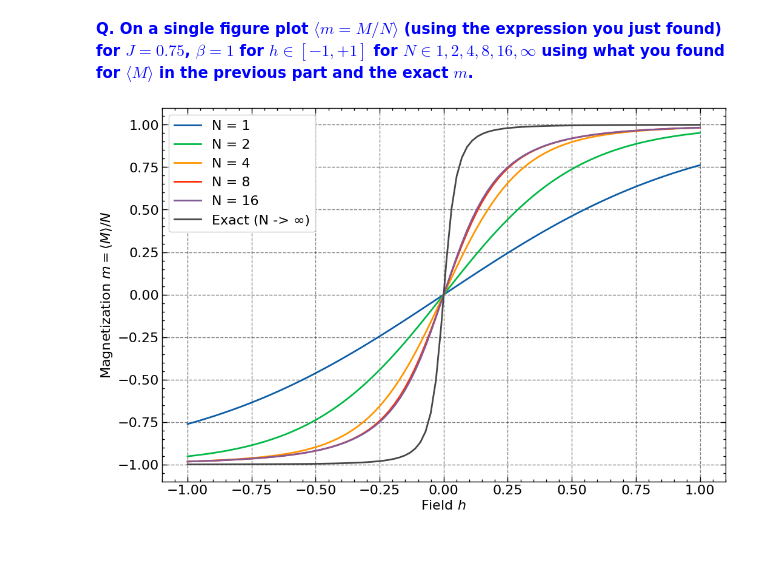
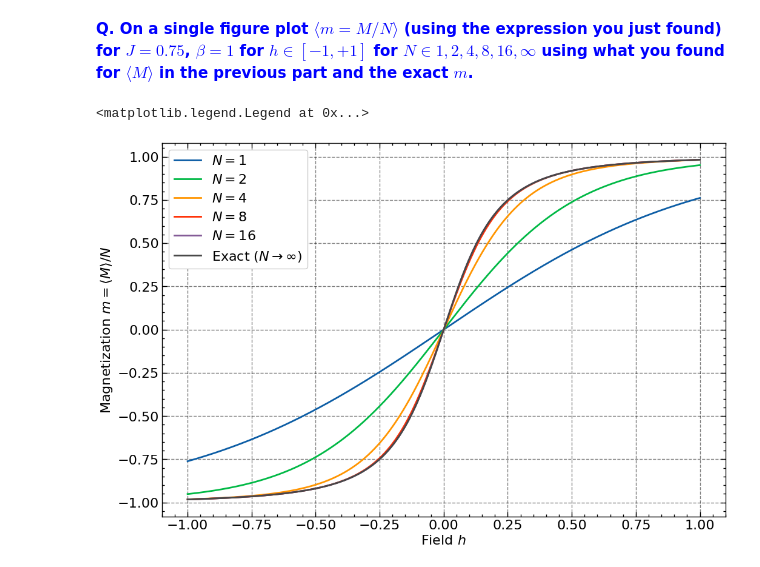
Before and after one commit to lennartvrg/ComputationalPhysics, a Jupyter notebook: 4 - The Ising Model in 1D/Notebook.ipynb, the cells around one changed output. Cells and saved outputs as stored; diff of their text form; code cells hidden in the pictures.

```diff
--- a/4 - The Ising Model in 1D/Notebook.ipynb
+++ b/4 - The Ising Model in 1D/Notebook.ipynb
@@ -67,48 +80,42 @@ Putting it back into the first expression and using our $2$ dimensionless parame
 # %% [markdown]
 <font color='blue'>**Q. On a single figure plot $\langle  m = M/N\rangle$ (using the expression you just found) for $J = 0.75$, $\beta = 1$ for $h \in [−1, +1]$ for $N \in {1, 2, 4, 8, 16, \infty}$ using what you found for $\langle M \rangle$ in the previous part and the exact $m$.**</font>
 # %%
-def exact_m(h, T, J):
-    return np.sinh(h/T) / np.sqrt((np.sinh(h/T))**2 + np.exp(-4*J/T))
+def exact_m(alpha, gamma):
+    return np.sinh(gamma) / np.sqrt(np.sinh(gamma)**2 + np.exp(-4 * alpha))
 
-def lambda_plus(h, J, T):
-    return np.exp(J / T) * (np.cosh(h / T) + np.sqrt(np.sinh(h / T)**2 + np.exp(-4 * J / T)))
+def lambda_plus(alpha, gamma):
+    return np.exp(alpha) * (np.cosh(gamma) + np.sqrt(np.sinh(gamma)**2 + np.exp(-4 * alpha)))
 
-def lambda_minus(h, J, T):
-    return np.exp(J / T) * (np.cosh(h / T) -np.sqrt(np.sinh(h / T)**2 + np.exp(-4 * J / T)))
+def lambda_minus(alpha, gamma):
+    return np.exp(alpha) * (np.cosh(gamma) - np.sqrt(np.sinh(gamma)**2 + np.exp(-4 * alpha)))
 
-def del_lambda_plus(h, J, T):
-    sinhTerm=np.sinh(h/T)
-    coshTerm=np.cosh(h/T)
-    return np.exp(J/T) * (sinhTerm / T + (1 / T * sinhTerm * coshTerm / np.sqrt(sinhTerm**2 + np.exp(-4 * J / T))))
+def del_lambda_plus(alpha, gamma):
+    return np.exp(alpha) * (np.sinh(gamma) + np.sinh(2 * gamma) / (2 * np.sqrt(np.sinh(gamma)**2 + np.exp(-4 * alpha))))
 
-def del_lambda_minus(h, J, T):
-    sinhTerm=np.sinh(h/T)
-    coshTerm=np.cosh(h/T)
-    return np.exp(J/T)*(sinhTerm/T-(1/T*sinhTerm*coshTerm/np.sqrt(sinhTerm**2+np.exp(-4*J/T))))
+def del_lambda_minus(alpha, gamma):
+    return np.exp(alpha) * (np.sinh(gamma) - np.sinh(2 * gamma) / (2 * np.sqrt(np.sinh(gamma)**2 + np.exp(-4 * alpha))))
 
-def magnetization_per_spin_finite_N(h, J, T, N):
-    numerator=N*(lambda_plus(h,J,T)**(N-1) * del_lambda_plus(h,J,T) + lambda_minus(h,J,T)**(N-1) * del_lambda_minus(h,J,T))
-    denominator=lambda_plus(h,J,T)**N + lambda_minus(h,J,T)**N
-    return T * (numerator / denominator)
+def magnetization_per_spin_finite_N(alpha, gamma, N):
+    numerator = lambda_plus(alpha, gamma)**(N - 1) * del_lambda_plus(alpha, gamma) + lambda_minus(alpha, gamma)**(N - 1) * del_lambda_minus(alpha, gamma)
+    denominator = lambda_plus(alpha, gamma)**N + lambda_minus(alpha, gamma)**N
+    return numerator / denominator
 
 
-J=0.75
-beta=1
-T=1/beta
-N_values=[1, 2, 4, 8, 16, np.inf]
+J = 0.75
+T = 1
 
-h_values=np.linspace(-1,1,100)
+h_values = np.linspace(-1, 1, num=1000)
 fig, ax = plt.subplots()
 
-# ax.plot(h_values, exact_m(h_values,T,J), label=f'exact')
 for N in [1, 2, 4, 8, 16, np.inf]:
-    magnetizations = [magnetization_per_spin_finite_N(h, J, T, N) / N if N != np.inf else exact_m(h, J, T)
-                      for h in h_values]
-    label = f"N = {N}" if N != np.inf else "Exact (N -> ∞)"
-    plt.plot(h_values, magnetizations, '-', label=label)
-plt.xlabel("Field $h$")
-plt.ylabel("Magnetization $m = \\langle M \\rangle / N$")
+    if N == np.inf:
+        ax.plot(h_values, exact_m(J / T, h_values / T), '-', label=f'Exact ($N \\rightarrow \\infty$)')
+    else:
+        ax.plot(h_values, magnetization_per_spin_finite_N(J / T, h_values / T, N), '-', label=f'$N = {N}$')
+
+ax.set_xlabel("Field $h$")
+ax.set_ylabel("Magnetization $m = \\langle M \\rangle / N$")
 ax.legend()
-plt.grid(True)
 # %% [output]
+<matplotlib.legend.Legend at 0x...>
-[figure, old version]
+[figure, new version]
```
Also changed, not shown: parts of 17 cells of this notebook, 9 other files.
